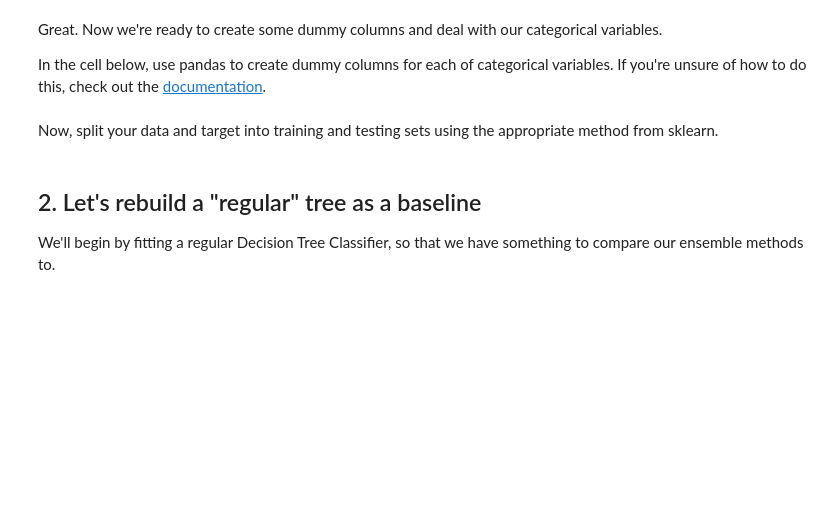
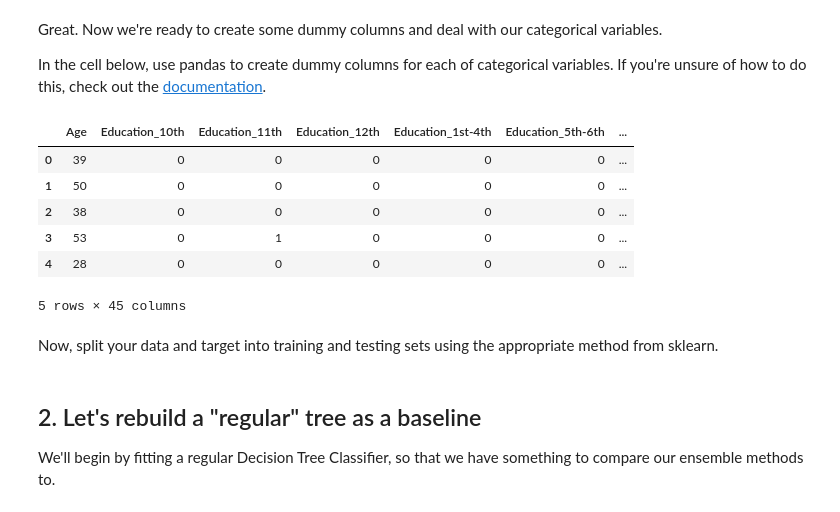
Before and after one commit to slieb74/ensemble-tree-methods-lab-nyc-career-ds-062518, a Jupyter notebook: index.ipynb, the cells around one changed output. Drawn from its saved outputs; the diff is of its cells as text; code cells hidden in the pictures; blank space fills up the shorter version.

```diff
--- a/index.ipynb
+++ b/index.ipynb
@@ -63,3 +80,14 @@ data = None
+# %%
+data = pd.get_dummies(salaries)
+data.head()
+# %% [output]
+|  | Age | Education_10th | Education_11th | Education_12th | Education_1st-4th | Education_5th-6th | ... |
+| 0 | 39 | 0 | 0 | 0 | 0 | 0 | ... |
+| 1 | 50 | 0 | 0 | 0 | 0 | 0 | ... |
+| 2 | 38 | 0 | 0 | 0 | 0 | 0 | ... |
+| 3 | 53 | 0 | 1 | 0 | 0 | 0 | ... |
+| 4 | 28 | 0 | 0 | 0 | 0 | 0 | ... |
+5 rows × 45 columns
 # %% [markdown]
 Now, split your data and target into training and testing sets using the appropriate method from sklearn.
 # %%
```
Also changed, not shown: parts of 30 cells of this notebook, 1 other file.
